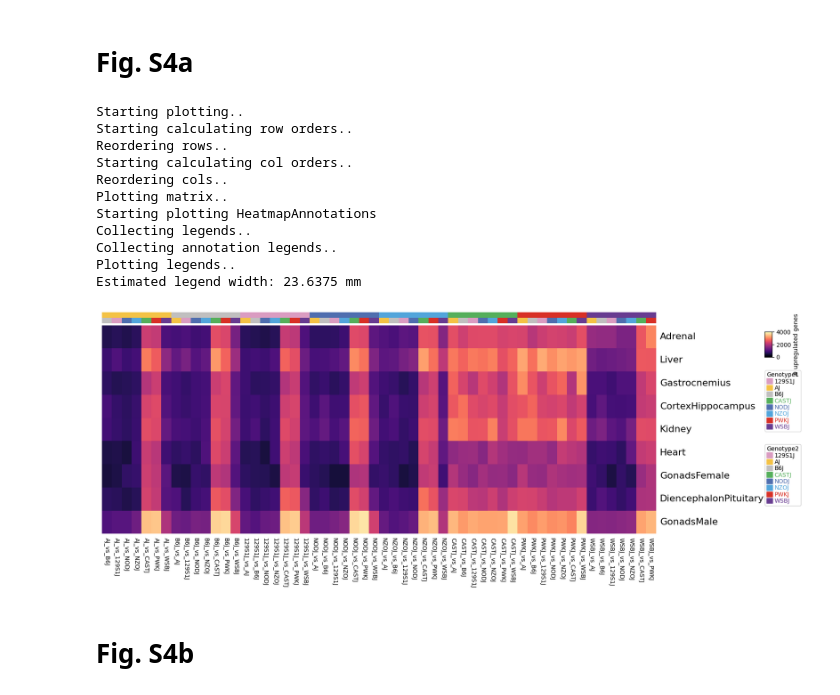
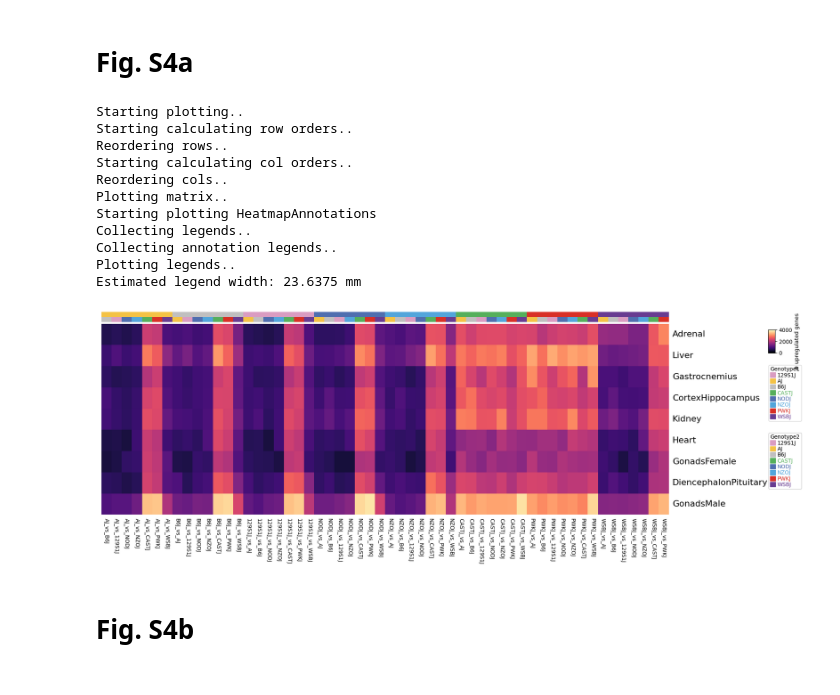
Before and after one commit to mortazavilab/8cube_manuscript, a Jupyter notebook: notebooks/Supp_Fig4.ipynb, the cells around one changed output. Drawn from its saved outputs; the diff is of its cells as text; code cells hidden in the pictures.

```diff
--- a/notebooks/Supp_Fig4.ipynb
+++ b/notebooks/Supp_Fig4.ipynb
@@ -21,7 +21,7 @@ deg_df["comparison_clean"] = deg_df["comparison"].str.replace("^Genotype_", "",
 
 # Flip comparisons if LFC < 0 so that 'adjusted_comparison' always means:
 # "upregulated genotype vs downregulated genotype"
-deg_df["adjusted_comparison"] = deg_df.apply(
+deg_df["upregulated_comparison"] = deg_df.apply(
     lambda row: row["comparison_clean"]
     if row["log2FoldChange"] > 0
     else "_vs_".join(reversed(row["comparison_clean"].split("_vs_"))),
@@ -30,12 +30,10 @@ deg_df["adjusted_comparison"] = deg_df.apply(
 
 # Count number of unique DE genes per tissue and adjusted comparison
 df_pivot = (
-    deg_df.groupby(["tissue", "adjusted_comparison"])["gene_name"]
+    deg_df.groupby(["tissue", "upregulated_comparison"])["gene_name"]
     .nunique()
     .unstack(fill_value=0)
 )
-
-# Now you can proceed with your heatmap using df_pivot
 # %%
 # Extract all unique comparisons in "A_vs_B" format
 all_comparisons = sorted(df_pivot.columns)
@@ -136,35 +134,35 @@ col_ha = pch.HeatmapAnnotation(Genotype1=pch.anno_simple(df_col['Genotype1'],col
                               )
 comparison_order_reversed = comparison_order[::-1]
 # %%
-plt.figure(figsize=(17, 6))
+plt.figure(figsize=(19, 6))
 cm = pch.ClusterMapPlotter(data=df_pivot_reordered,
                            show_rownames = True,
                            show_colnames = True,
                            cmap = "magma",
                            label = "# upregulated genes",
                            top_annotation=col_ha,
                            yticklabels_kws={'labelsize': 16},
                            row_cluster=True,
                            col_cluster=False,
                            vmin=0,
                            vmax=4000
                           )
 
 plt.savefig("../supp_fig4/geno_specific_gene_hmap_all_tissues_pbulk_sample_tissue_level.png",bbox_inches='tight',dpi=300)
 plt.show()
 # %% [output]
 Starting plotting..
 Starting calculating row orders..
 Reordering rows..
 Starting calculating col orders..
 Reordering cols..
 Plotting matrix..
 Starting plotting HeatmapAnnotations
 Collecting legends..
 Collecting annotation legends..
 Plotting legends..
 Estimated legend width: 23.6375 mm
-[figure, old version]
+[figure, new version]
 # %% [markdown]
 # Fig. S4b
 # %%
```
Also changed, not shown: parts of 7 cells of this notebook, 3 other files.
